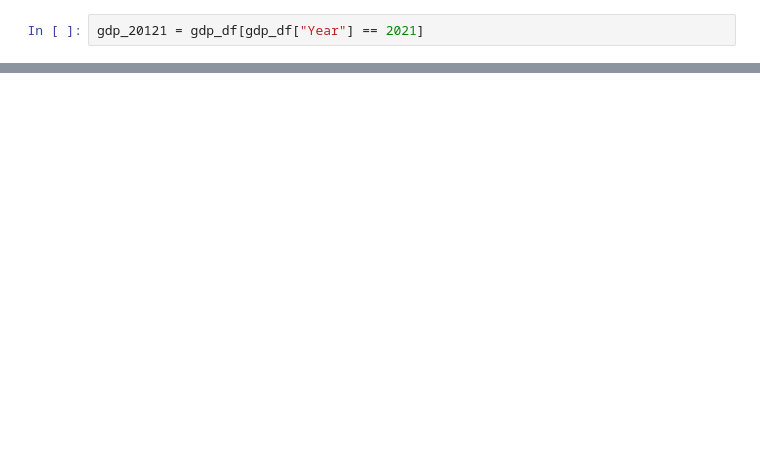
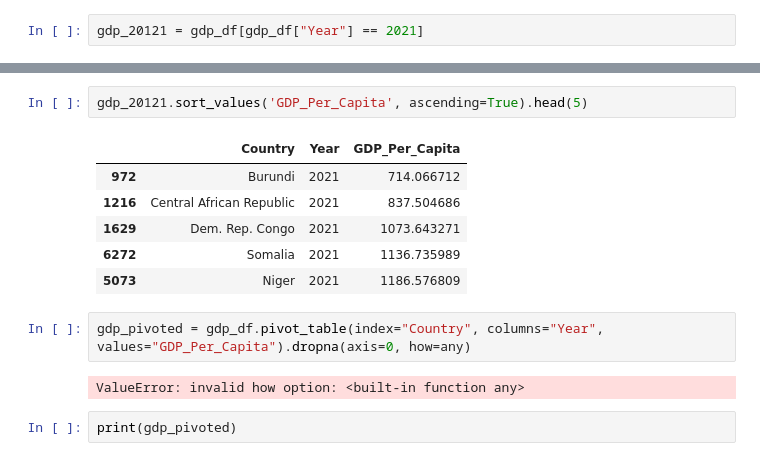
Before and after one commit to nss-data-science-cohort-8/un-exploration-fvetdds, a Jupyter notebook: data/UN_Data_Exploration.ipynb, the cells around one changed output, grey strips where cells are left out. Saved outputs shown, nothing was run; the diff lists cells and outputs as text; blank space fills up the shorter version.

```diff
--- a/data/UN_Data_Exploration.ipynb
+++ b/data/UN_Data_Exploration.ipynb
@@ -117,0 +152,15 @@ print(gdp_20121)
+# %%
+gdp_20121.sort_values('GDP_Per_Capita', ascending=True).head(5)
+# %% [output]
+|  | Country | Year | GDP_Per_Capita |
+| 972 | Burundi | 2021 | 714.066712 |
+| 1216 | Central African Republic | 2021 | 837.504686 |
+| 1629 | Dem. Rep. Congo | 2021 | 1073.643271 |
+| 6272 | Somalia | 2021 | 1136.735989 |
+| 5073 | Niger | 2021 | 1186.576809 |
+# %%
+gdp_pivoted = gdp_df.pivot_table(index="Country", columns="Year", values="GDP_Per_Capita").dropna(axis=0, how=any)
+# %% [output]
+ValueError: invalid how option: <built-in function any>
+# %%
+print(gdp_pivoted)
```
Also changed, not shown: parts of 10 cells of this notebook.
